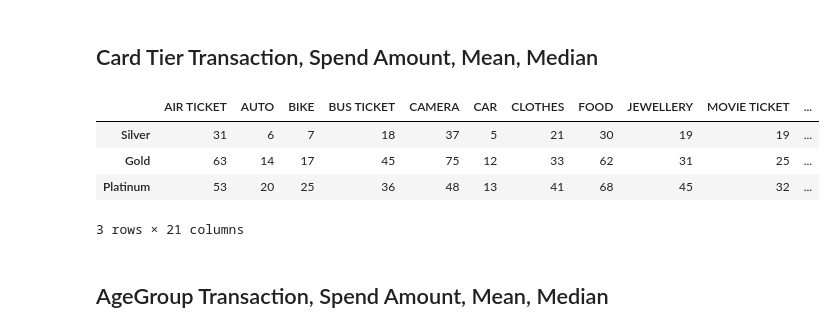
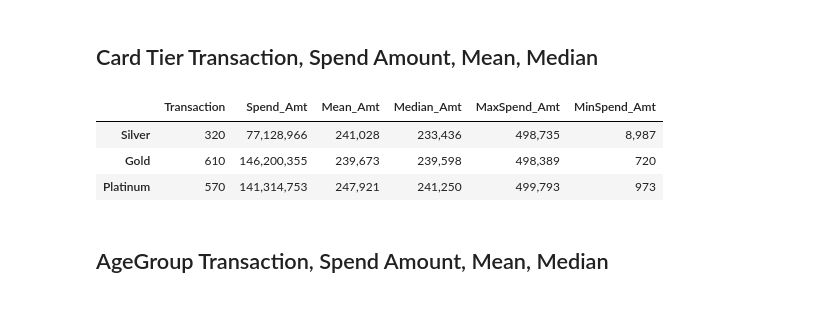
Before and after one commit to laysiong/Data-Analysis-Projects, a Jupyter notebook: CreditCard_Analysis/credit-card-exploratory-data-analysis.ipynb, the cells around one changed output. Drawn from its saved outputs; the diff is of its cells as text; code cells hidden in the pictures.

```diff
--- a/CreditCard_Analysis/credit-card-exploratory-data-analysis.ipynb
+++ b/CreditCard_Analysis/credit-card-exploratory-data-analysis.ipynb
@@ -200,38 +244,37 @@ fig.show()
 # %%
 sorted_tiers = ['Silver', 'Gold', 'Platinum']
 
 grouped_data = Cus_N_Spend_df.groupby('Tier')['Type'].value_counts()
 grouped_sum = Cus_N_Spend_df.groupby('Tier')['Type'].count()
 grouped_Amount_sum = Cus_N_Spend_df.groupby('Tier')['Spend_Amt'].sum()
 grouped_Amount_mean = Cus_N_Spend_df.groupby('Tier')['Spend_Amt'].mean()
 grouped_Amount_median = Cus_N_Spend_df.groupby('Tier')['Spend_Amt'].median()
 grouped_Amount_max= Cus_N_Spend_df.groupby('Tier')['Spend_Amt'].max()
 grouped_Amount_min= Cus_N_Spend_df.groupby('Tier')['Spend_Amt'].min()
 
 
 table = grouped_data.unstack().fillna(0)
 table['Transaction'] = grouped_sum
 table['Spend_Amt'] =  grouped_Amount_sum.apply(lambda x: "{:,.0f}".format(x))
 table['Mean_Amt']=  grouped_Amount_mean.apply(lambda x: "{:,.0f}".format(x))
 table['Median_Amt']=  grouped_Amount_median.apply(lambda x: "{:,.0f}".format(x))
 table['MaxSpend_Amt']=  grouped_Amount_max.apply(lambda x: "{:,.0f}".format(x))
 table['MinSpend_Amt']=  grouped_Amount_min.apply(lambda x: "{:,.0f}".format(x))
 
 
 sorted_table = table.reindex(sorted_tiers)
 sorted_table.index.name = None
 
 sorted_table.rename(columns={'Type': 'Tier'}, inplace=True)
 sorted_table.rename_axis(columns=None, inplace=True)
-# sorted_table.iloc[:,-6:]
+sorted_table.iloc[:,-6:]
 # sorted_table.describe()
-sorted_table
+# sorted_table
 # %% [output]
-|  | AIR TICKET | AUTO | BIKE | BUS TICKET | CAMERA | CAR | CLOTHES | FOOD | JEWELLERY | MOVIE TICKET | ... |
-| Silver | 31 | 6 | 7 | 18 | 37 | 5 | 21 | 30 | 19 | 19 | ... |
-| Gold | 63 | 14 | 17 | 45 | 75 | 12 | 33 | 62 | 31 | 25 | ... |
-| Platinum | 53 | 20 | 25 | 36 | 48 | 13 | 41 | 68 | 45 | 32 | ... |
+|  | Transaction | Spend_Amt | Mean_Amt | Median_Amt | MaxSpend_Amt | MinSpend_Amt |
+| Silver | 320 | 77,128,966 | 241,028 | 233,436 | 498,735 | 8,987 |
+| Gold | 610 | 146,200,355 | 239,673 | 239,598 | 498,389 | 720 |
+| Platinum | 570 | 141,314,753 | 247,921 | 241,250 | 499,793 | 973 |
-3 rows × 21 columns
 # %% [markdown]
 <h2>AgeGroup Transaction, Spend Amount, Mean, Median</h2>
 # %%
```
Also changed, not shown: parts of 24 cells of this notebook.
